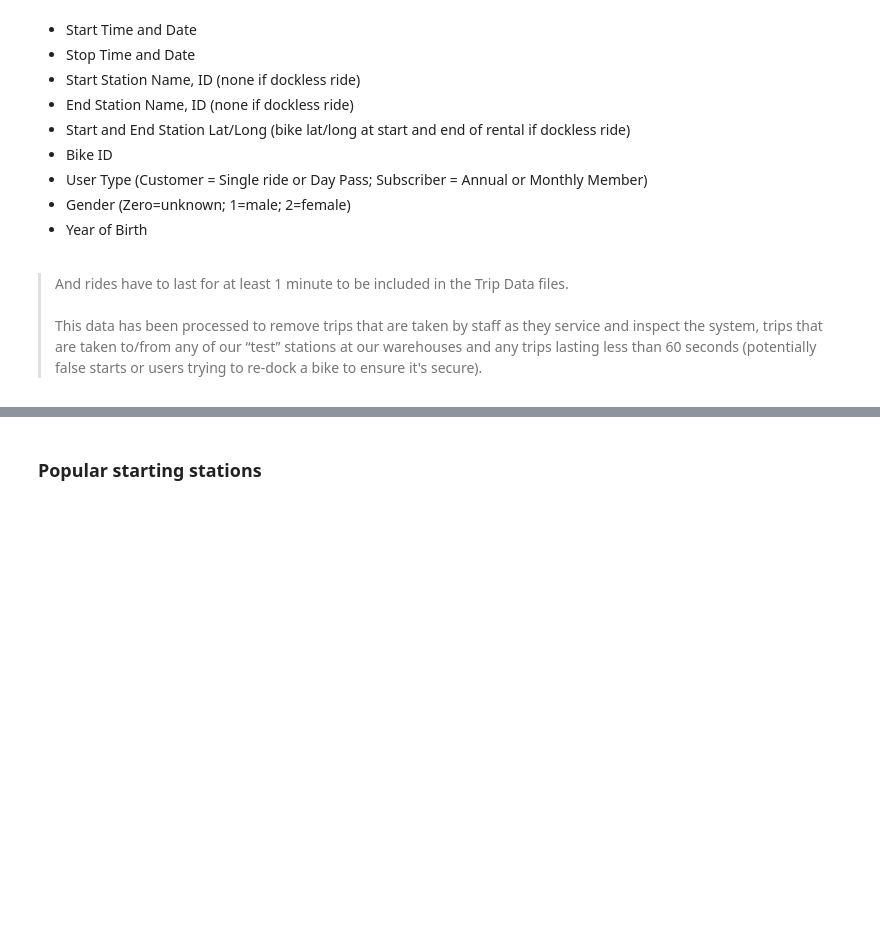
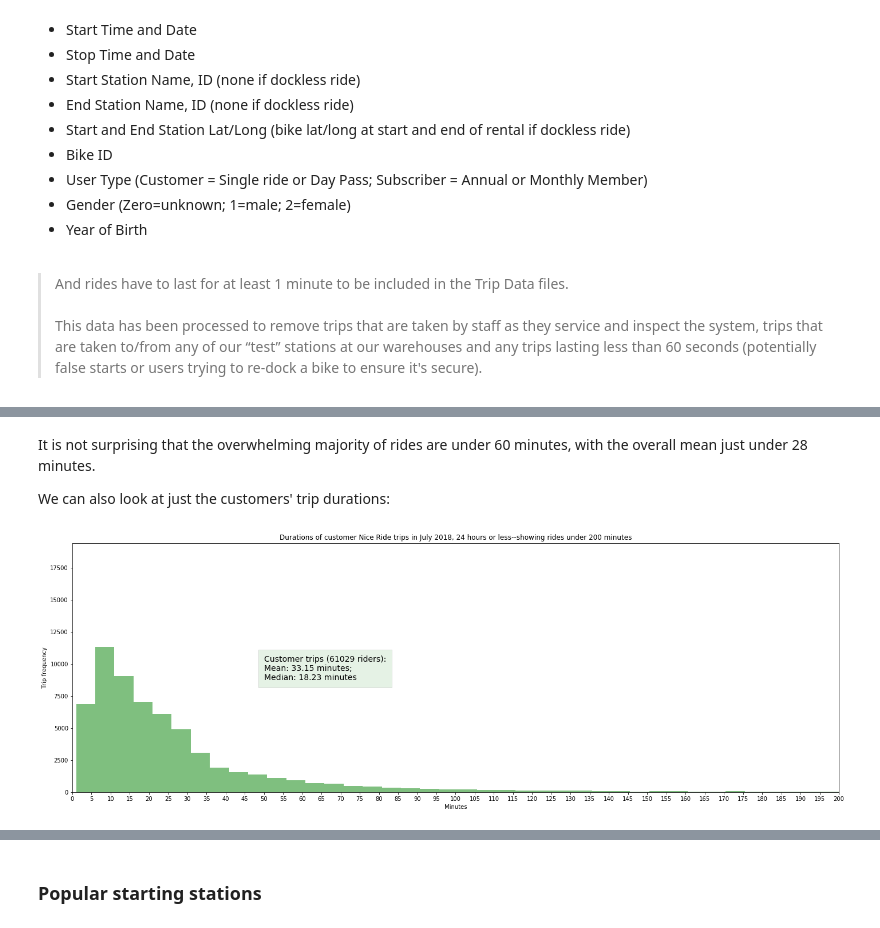
Before and after one commit to iamjeremybe/thinkful_data_science, a Jupyter notebook: Capstone 1/First Capstone - Analyzing Nice Ride data.ipynb, the cells around one changed output, grey strips where cells are left out. Cells and saved outputs as stored; diff of their text form; code cells hidden in the pictures; blank space fills up the shorter version.

```diff
--- a/Capstone 1/First Capstone - Analyzing Nice Ride data.ipynb
+++ b/Capstone 1/First Capstone - Analyzing Nice Ride data.ipynb
@@ -51,0 +462,3 @@ In addition to the more obviously recreational stations (discussed in more detai
+# %%
+df_customers = df_one_day_duration.loc[df_one_day_duration['usertype'] == 'Customer']
+df_subscribers = df_one_day_duration.loc[df_one_day_duration['usertype'] == 'Subscriber']
@@ -51,0 +503,12 @@ In addition to the more obviously recreational stations (discussed in more detai
+# %% [markdown]
+It is not surprising that the overwhelming majority of rides are under 60 minutes, with the overall mean just under 28 minutes.
+
+We can also look at just the customers' trip durations:
+# %%
+duration_histogram(df_customers,
+                   barcolor='green',
+                   usertype='Customer',
+                   x_lim=200,
+                   y_lim=duration_all_ylim_max)
+# %% [output]
+[figure, added]
```
Also changed, not shown: parts of 87 cells of this notebook.
